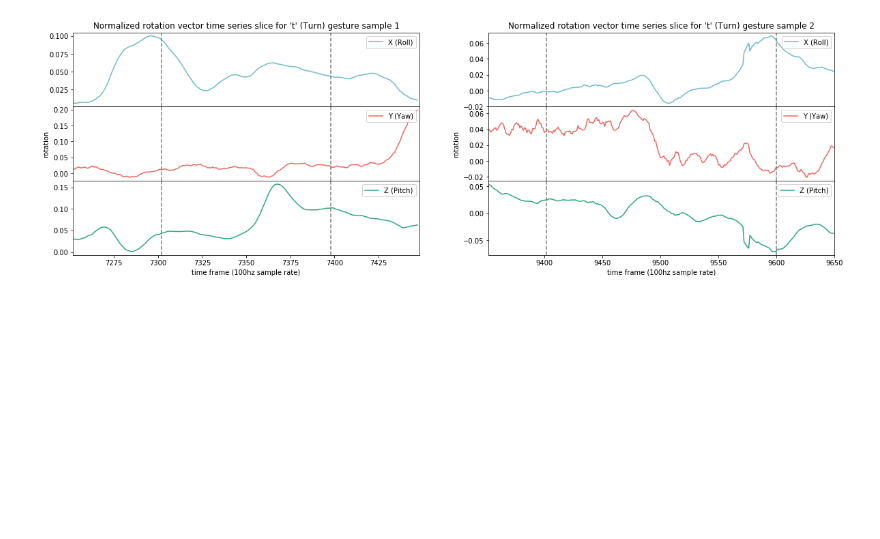
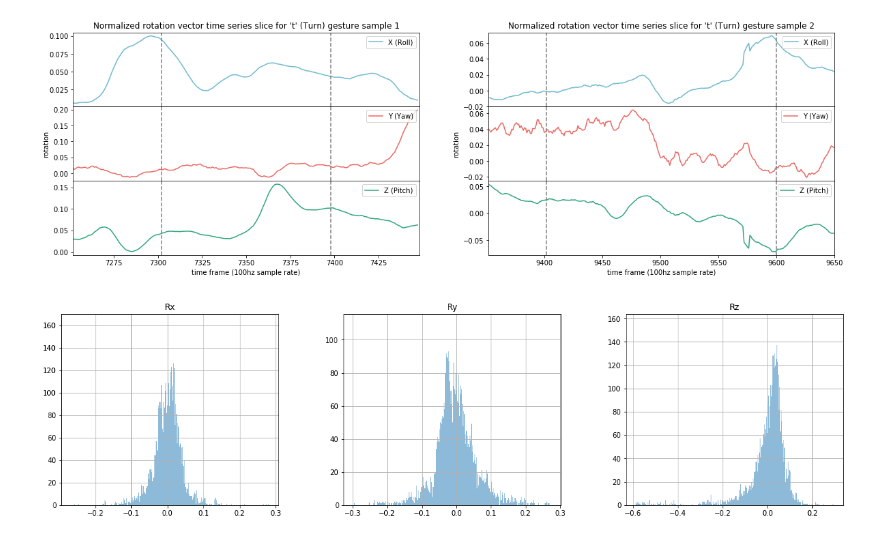
Before and after one commit to eonu/inf4-hons, a Jupyter notebook: sandbox/notebooks/Parameter Signals.ipynb, the cells around one changed output. Cells and saved outputs as stored; diff of their text form; code cells hidden in the pictures; blank space fills up the shorter version.

```diff
--- a/sandbox/notebooks/Parameter Signals.ipynb
+++ b/sandbox/notebooks/Parameter Signals.ipynb
@@ -217,3 +217,9 @@ for i, (gesture, info) in enumerate(gestures.items()):
 [figure]
 [figure]
 [figure]
+# %%
+# Histogram of rotation vector values over a full recording
+rov_df.hist(figsize=(20, 5), layout=(1, 3), alpha=0.5, bins=2000)
+plt.show()
+# %% [output]
+[figure, added]
```
Also changed, not shown: 1 other file.
